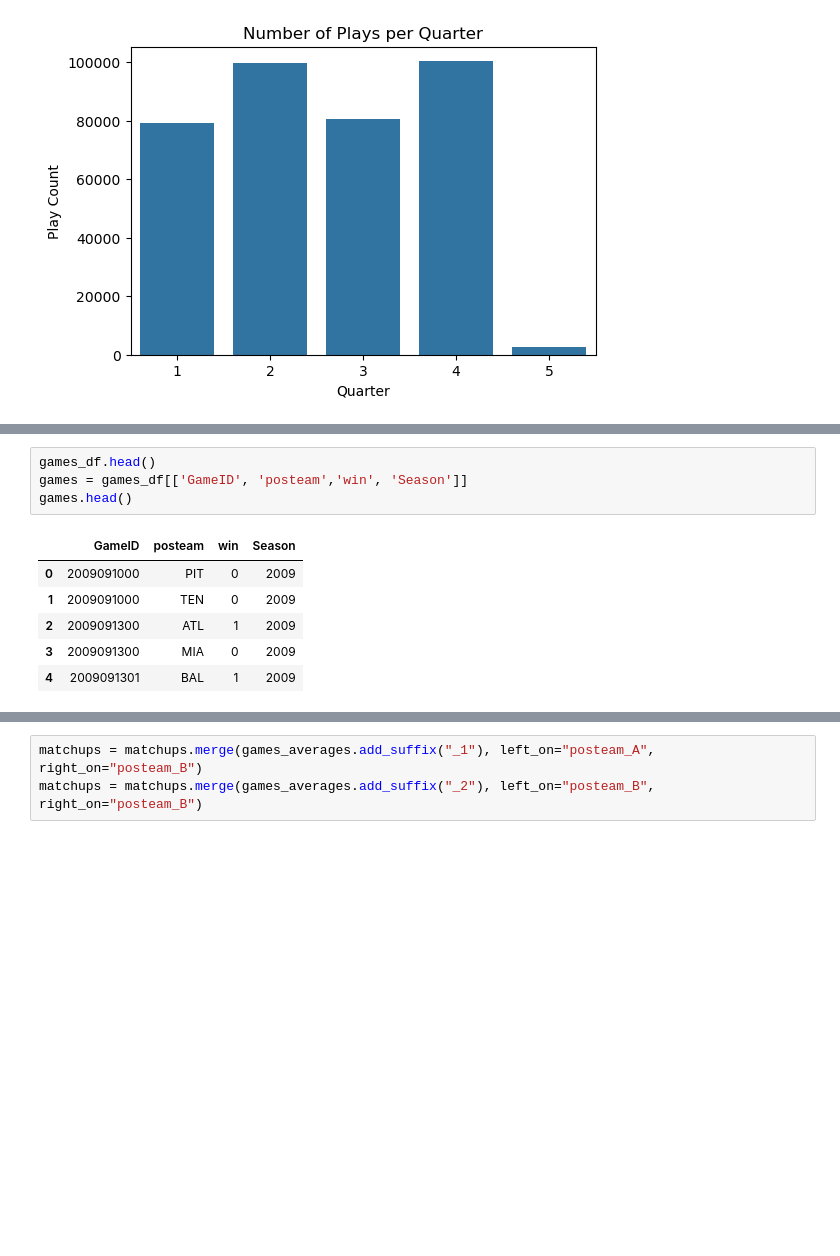
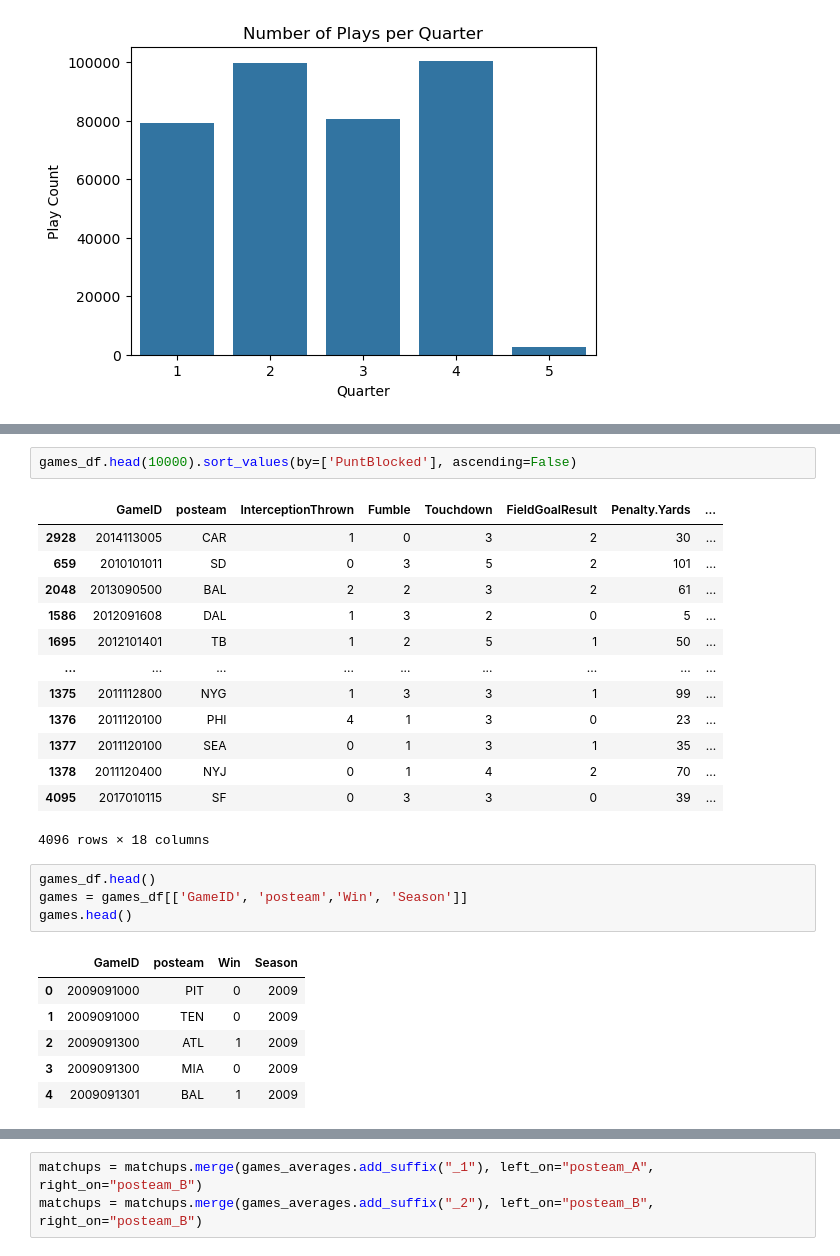
Before and after one commit to tinge5/finalProjectML, a Jupyter notebook: notebooks/DataVisualization.ipynb, the cells around one changed output, grey strips where cells are left out. Cells and saved outputs as stored; diff of their text form; blank space fills up the shorter version.

```diff
--- a/notebooks/DataVisualization.ipynb
+++ b/notebooks/DataVisualization.ipynb
@@ -112,12 +116,28 @@ season_games.head(20)
 | 17 | BAL | 2010 | 16 | 13 |
 | 18 | BAL | 2011 | 16 | 11 |
 | 19 | BAL | 2012 | 16 | 2 |
+# %%
+games_df.head(10000).sort_values(by=['PuntBlocked'], ascending=False)
+# %% [output]
+|  | GameID | posteam | InterceptionThrown | Fumble | Touchdown | FieldGoalResult | Penalty.Yards | ... |
+| 2928 | 2014113005 | CAR | 1 | 0 | 3 | 2 | 30 | ... |
+| 659 | 2010101011 | SD | 0 | 3 | 5 | 2 | 101 | ... |
+| 2048 | 2013090500 | BAL | 2 | 2 | 3 | 2 | 61 | ... |
+| 1586 | 2012091608 | DAL | 1 | 3 | 2 | 0 | 5 | ... |
+| 1695 | 2012101401 | TB | 1 | 2 | 5 | 1 | 50 | ... |
+| ... | ... | ... | ... | ... | ... | ... | ... | ... |
+| 1375 | 2011112800 | NYG | 1 | 3 | 3 | 1 | 99 | ... |
+| 1376 | 2011120100 | PHI | 4 | 1 | 3 | 0 | 23 | ... |
+| 1377 | 2011120100 | SEA | 0 | 1 | 3 | 1 | 35 | ... |
+| 1378 | 2011120400 | NYJ | 0 | 1 | 4 | 2 | 70 | ... |
+| 4095 | 2017010115 | SF | 0 | 3 | 3 | 0 | 39 | ... |
+4096 rows × 18 columns
 # %%
 games_df.head()
-games = games_df[['GameID', 'posteam','win', 'Season']]
+games = games_df[['GameID', 'posteam','Win', 'Season']]
 games.head()
 # %% [output]
-|  | GameID | posteam | win | Season |
+|  | GameID | posteam | Win | Season |
 | 0 | 2009091000 | PIT | 0 | 2009 |
 | 1 | 2009091000 | TEN | 0 | 2009 |
 | 2 | 2009091300 | ATL | 1 | 2009 |
```
Also changed, not shown: parts of 24 cells of this notebook.
